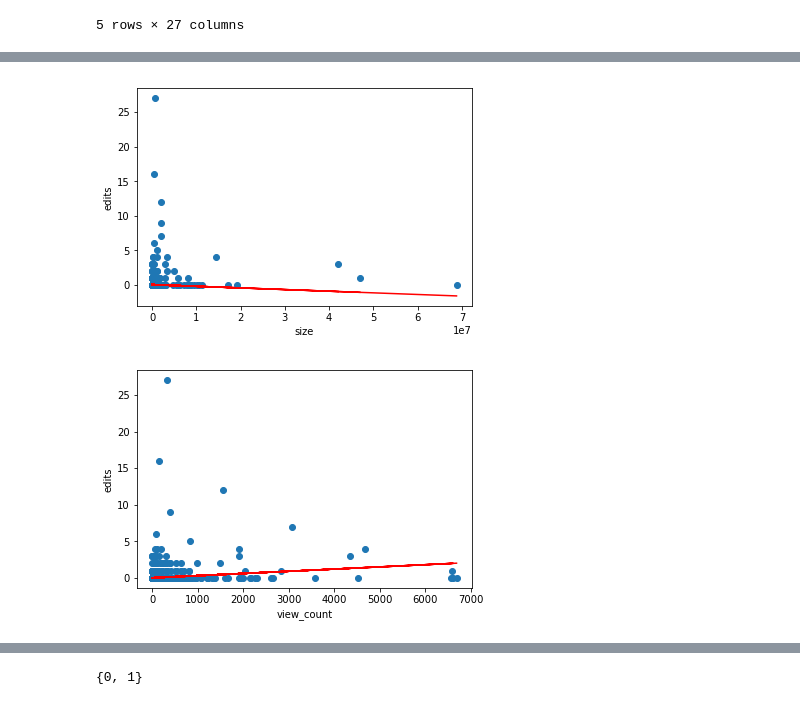
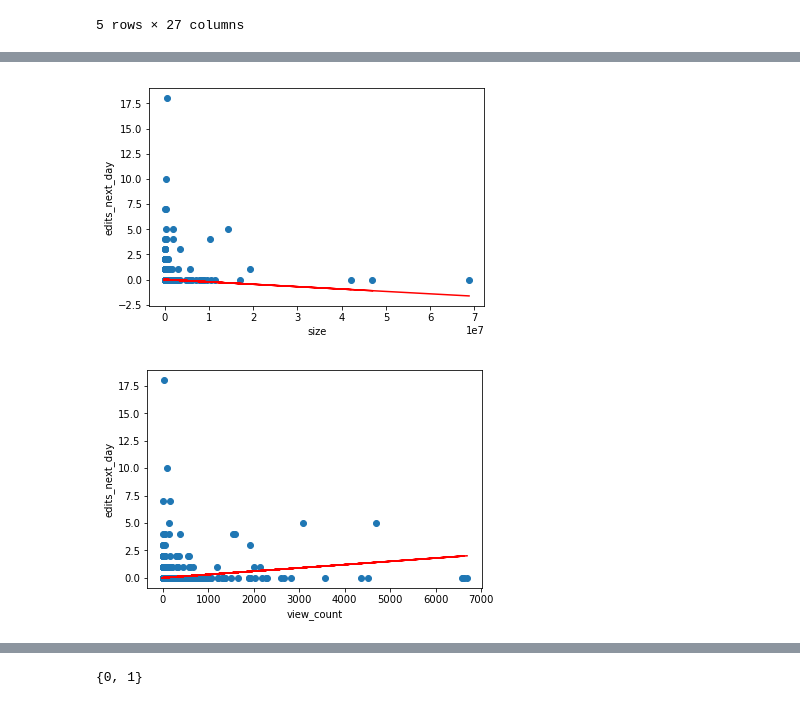
Before and after one commit to FajneFarita/Looking-for-a-Needle-in-a-Haystack-Predicting-Wikipedia-Edits, a Jupyter notebook: data/samples/data-exploration.ipynb, the cells around one changed output, grey strips where cells are left out. Saved outputs shown, nothing was run; the diff lists cells and outputs as text; code cells hidden in the pictures.

```diff
--- a/data/samples/data-exploration.ipynb
+++ b/data/samples/data-exploration.ipynb
@@ -67,7 +67,7 @@ strong multicollinearity or other numerical problems.
 
 sorted_size = np.asarray(sorted(sample['size']))
 
-plt.scatter(sample['size'], sample['edits'])
+plt.scatter(sample['size'], sample['edits_next_day'])
 
 linear = plt.plot(
     sorted_size,
@@ -76,30 +76,30 @@ linear = plt.plot(
 
 # plt.xlim(0, 15000000)
 plt.xlabel('size')
-plt.ylabel('edits')
+plt.ylabel('edits_next_day')
 
 plt.show()
 # %% [output]
-[figure, old version]
+[figure, new version]
 # %%
 # effect of view_count controlling for size
 
 sorted_view_count = np.asarray(sorted(sample['view_count']))
 
-plt.scatter(sample['view_count'], sample['edits'])
+plt.scatter(sample['view_count'], sample['edits_next_day'])
 
 linear = plt.plot(
     sorted_view_count,
     0.0064 + 0.0003*sorted_view_count,
     color='r')
 
 # plt.xlim(0, 10000)
 plt.xlabel('view_count')
-plt.ylabel('edits')
+plt.ylabel('edits_next_day')
 
 plt.show()
 # %% [output]
-[figure, old version]
+[figure, new version]
 # %%
 result = smf.ols(formula = "edits_next_day ~ edits + view_count + size + edits_talk + view_count_talk + size_talk", data = sample).fit()
 print(result.summary())
```
Also changed, not shown: parts of 4 cells of this notebook, 3 other files.
